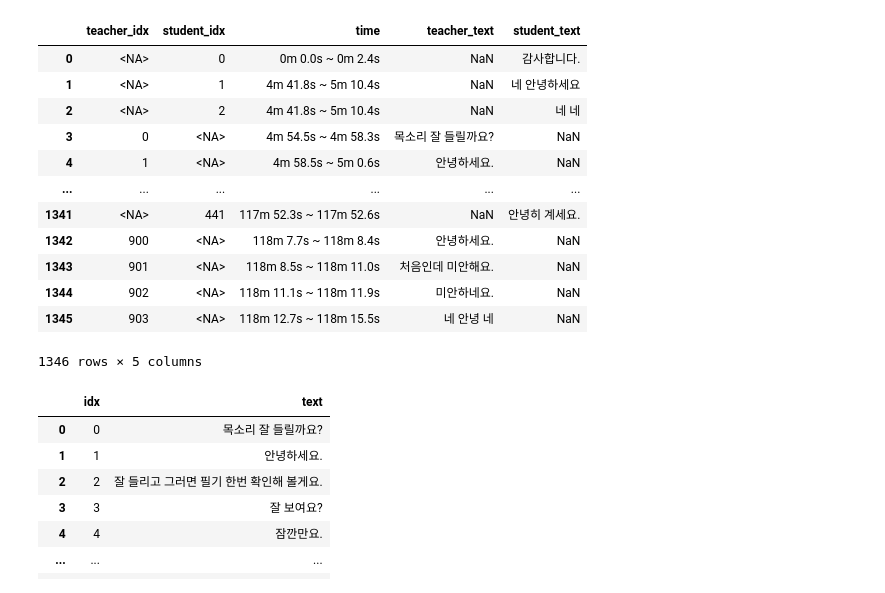
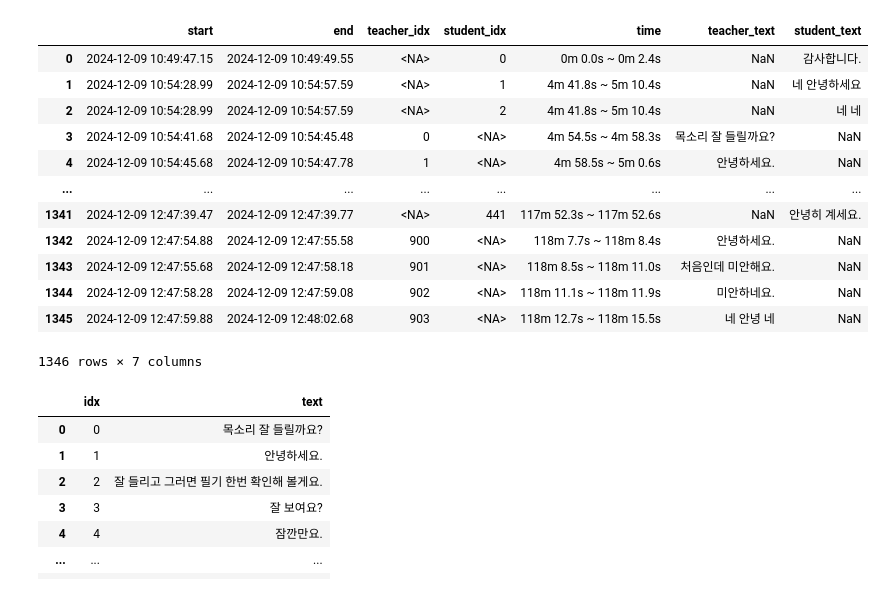
Before and after one commit to Kwonrince/lecture-analysis-test, a Jupyter notebook: main.ipynb, the cells around one changed output. Saved outputs shown, nothing was run; the diff lists cells and outputs as text; code cells hidden in the pictures.

Commit message:
Integrated teacher and student texts for context

```diff
--- a/main.ipynb
+++ b/main.ipynb
@@ -78,34 +78,29 @@ student_splited_data
 # %%
 teacher_df = pd.DataFrame(teacher_splited_data).rename(columns={"idx": "teacher_idx", "text": "teacher_text"})
 student_df = pd.DataFrame(student_splited_data).rename(columns={"idx": "student_idx", "text": "student_text"})
 
-teacher_df['start_ms'] = teacher_df['start'].apply(lambda x: TimeConverter.convert_time_to_milliseconds(x))
-student_df['start_ms'] = student_df['start'].apply(lambda x: TimeConverter.convert_time_to_milliseconds(x))
+df = pd.concat([teacher_df, student_df], ignore_index=True)
+df = df.sort_values(by=["start", "teacher_idx", "student_idx"]).reset_index(drop=True)
+df = df.astype({'teacher_idx': 'Int64', 'student_idx': 'Int64'})
+df = df[['start', 'end', 'teacher_idx', 'student_idx', 'time', 'teacher_text', 'student_text']]
 
-df = pd.concat([teacher_df, student_df], ignore_index=True)
-df = df.sort_values(by=["start_ms", "teacher_idx", "student_idx"]).reset_index(drop=True).drop(columns=["start_ms"])
-df = df.astype({'teacher_idx': 'Int64', 'student_idx': 'Int64'})
-df['time'] = df['start'] + " ~ " + df['end']
-df = df.drop(columns=['start', 'end'])
-df = df[['teacher_idx', 'student_idx', 'time', 'teacher_text', 'student_text']]
-
-teacher_df = df[df['teacher_text'].notnull()].drop(columns=['student_text', 'student_idx', 'time']).rename(columns={"teacher_idx": "idx", "teacher_text": "text"}).reset_index(drop=True)
-student_df = df[df['student_text'].notnull()].drop(columns=['teacher_text', 'teacher_idx', 'time']).rename(columns={"student_idx": "idx", "student_text": "text"}).reset_index(drop=True)
+teacher_df = df[df['teacher_text'].notnull()].drop(columns=['student_text', 'student_idx', 'start', 'end', 'time']).rename(columns={"teacher_idx": "idx", "teacher_text": "text"}).reset_index(drop=True)
+student_df = df[df['student_text'].notnull()].drop(columns=['teacher_text', 'teacher_idx', 'start', 'end', 'time']).rename(columns={"student_idx": "idx", "student_text": "text"}).reset_index(drop=True)
 df
 # %% [output]
-|  | teacher_idx | student_idx | time | teacher_text | student_text |
-| 0 | <NA> | 0 | 0m 0.0s ~ 0m 2.4s | NaN | 감사합니다. |
-| 1 | <NA> | 1 | 4m 41.8s ~ 5m 10.4s | NaN | 네 안녕하세요 |
-| 2 | <NA> | 2 | 4m 41.8s ~ 5m 10.4s | NaN | 네 네 |
-| 3 | 0 | <NA> | 4m 54.5s ~ 4m 58.3s | 목소리 잘 들릴까요? | NaN |
-| 4 | 1 | <NA> | 4m 58.5s ~ 5m 0.6s | 안녕하세요. | NaN |
-| ... | ... | ... | ... | ... | ... |
-| 1341 | <NA> | 441 | 117m 52.3s ~ 117m 52.6s | NaN | 안녕히 계세요. |
-| 1342 | 900 | <NA> | 118m 7.7s ~ 118m 8.4s | 안녕하세요. | NaN |
-| 1343 | 901 | <NA> | 118m 8.5s ~ 118m 11.0s | 처음인데 미안해요. | NaN |
-| 1344 | 902 | <NA> | 118m 11.1s ~ 118m 11.9s | 미안하네요. | NaN |
-| 1345 | 903 | <NA> | 118m 12.7s ~ 118m 15.5s | 네 안녕 네 | NaN |
+|  | start | end | teacher_idx | student_idx | time | teacher_text | student_text |
+| 0 | 2024-12-09 10:49:47.15 | 2024-12-09 10:49:49.55 | <NA> | 0 | 0m 0.0s ~ 0m 2.4s | NaN | 감사합니다. |
+| 1 | 2024-12-09 10:54:28.99 | 2024-12-09 10:54:57.59 | <NA> | 1 | 4m 41.8s ~ 5m 10.4s | NaN | 네 안녕하세요 |
+| 2 | 2024-12-09 10:54:28.99 | 2024-12-09 10:54:57.59 | <NA> | 2 | 4m 41.8s ~ 5m 10.4s | NaN | 네 네 |
+| 3 | 2024-12-09 10:54:41.68 | 2024-12-09 10:54:45.48 | 0 | <NA> | 4m 54.5s ~ 4m 58.3s | 목소리 잘 들릴까요? | NaN |
+| 4 | 2024-12-09 10:54:45.68 | 2024-12-09 10:54:47.78 | 1 | <NA> | 4m 58.5s ~ 5m 0.6s | 안녕하세요. | NaN |
+| ... | ... | ... | ... | ... | ... | ... | ... |
+| 1341 | 2024-12-09 12:47:39.47 | 2024-12-09 12:47:39.77 | <NA> | 441 | 117m 52.3s ~ 117m 52.6s | NaN | 안녕히 계세요. |
+| 1342 | 2024-12-09 12:47:54.88 | 2024-12-09 12:47:55.58 | 900 | <NA> | 118m 7.7s ~ 118m 8.4s | 안녕하세요. | NaN |
+| 1343 | 2024-12-09 12:47:55.68 | 2024-12-09 12:47:58.18 | 901 | <NA> | 118m 8.5s ~ 118m 11.0s | 처음인데 미안해요. | NaN |
+| 1344 | 2024-12-09 12:47:58.28 | 2024-12-09 12:47:59.08 | 902 | <NA> | 118m 11.1s ~ 118m 11.9s | 미안하네요. | NaN |
+| 1345 | 2024-12-09 12:47:59.88 | 2024-12-09 12:48:02.68 | 903 | <NA> | 118m 12.7s ~ 118m 15.5s | 네 안녕 네 | NaN |
-1346 rows × 5 columns
+1346 rows × 7 columns
 # %%
 teacher_df
 # %% [output]
```
Also changed, not shown: parts of 9 cells of this notebook, 2 other files.
